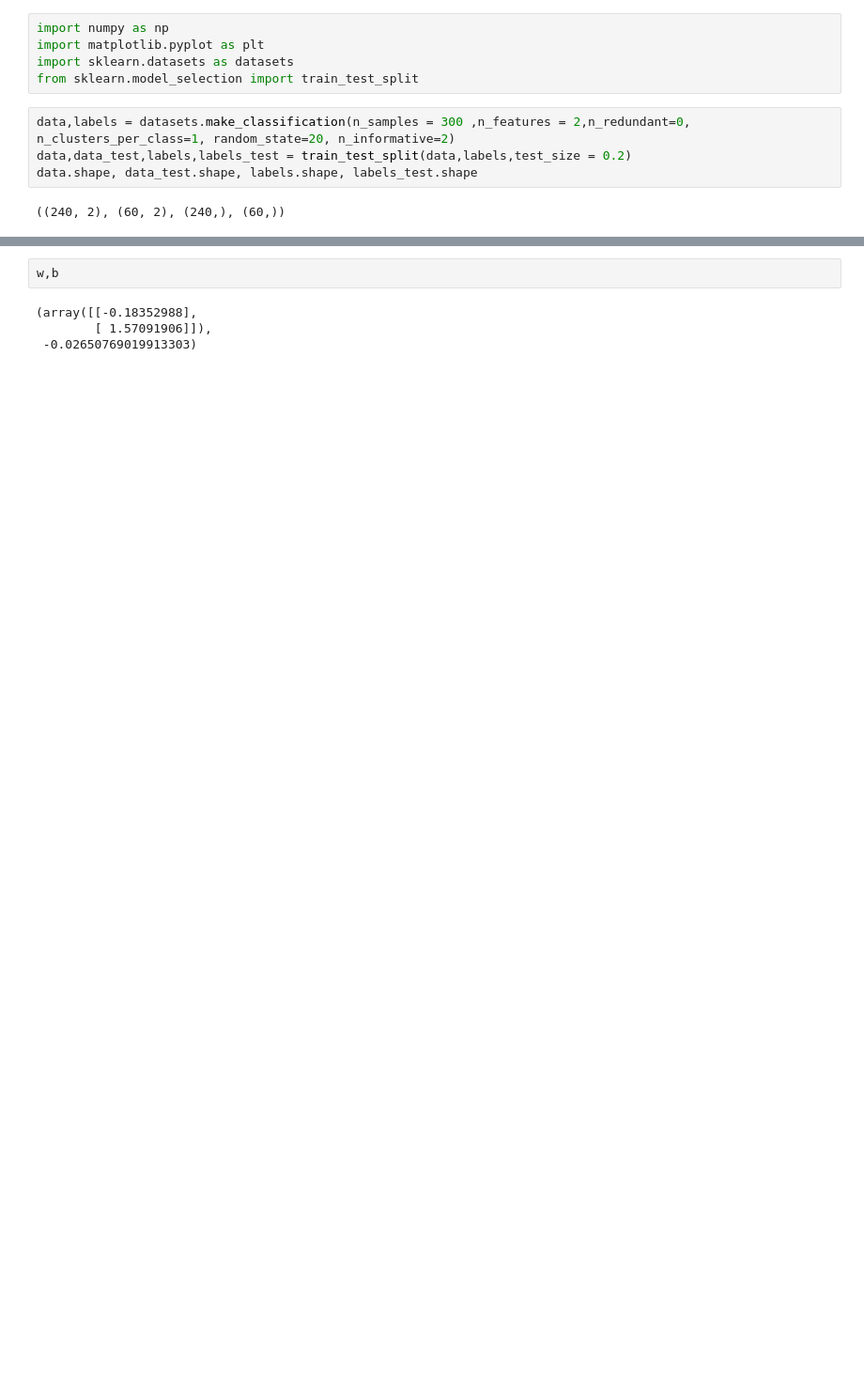
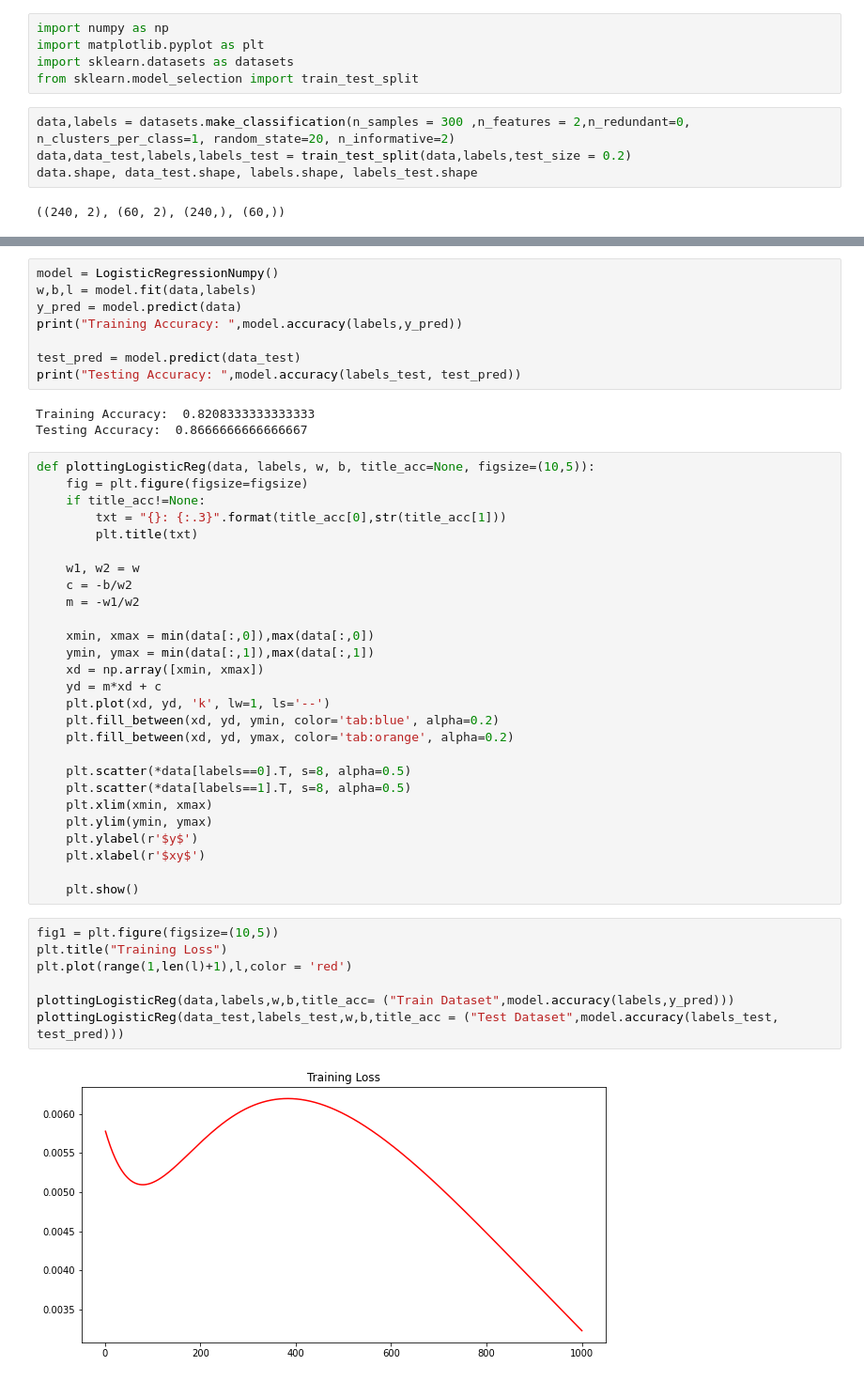
Before and after one commit to Alpha-github/ML-From-Scratch, a Jupyter notebook: Logistic_Regression_Numpy.ipynb, the cells around one changed output, grey strips where cells are left out. Shown: that part at 94% size. Saved outputs shown, nothing was run; the diff lists cells and outputs as text; blank space fills up the shorter version.

Commit message:
Logistic Regression

```diff
--- a/Logistic_Regression_Numpy.ipynb
+++ b/Logistic_Regression_Numpy.ipynb
@@ -94,6 +77,47 @@ model.accuracy(labels_test, test_pred)
-# %%
-w,b
-# %% [output]
-(array([[-0.18352988],
-        [ 1.57091906]]),
- -0.02650769019913303)
+# %%
+model = LogisticRegressionNumpy()
+w,b,l = model.fit(data,labels)
+y_pred = model.predict(data)
+print("Training Accuracy: ",model.accuracy(labels,y_pred))
+
+test_pred = model.predict(data_test)
+print("Testing Accuracy: ",model.accuracy(labels_test, test_pred))
+# %% [output]
+Training Accuracy:  0.8208333333333333
+Testing Accuracy:  0.8666666666666667
+# %%
+def plottingLogisticReg(data, labels, w, b, title_acc=None, figsize=(10,5)):
+    fig = plt.figure(figsize=figsize)
+    if title_acc!=None:
+        txt = "{}: {:.3}".format(title_acc[0],str(title_acc[1]))
+        plt.title(txt)
+
+    w1, w2 = w
+    c = -b/w2
+    m = -w1/w2
+
+    xmin, xmax = min(data[:,0]),max(data[:,0])
+    ymin, ymax = min(data[:,1]),max(data[:,1])
+    xd = np.array([xmin, xmax])
+    yd = m*xd + c
+    plt.plot(xd, yd, 'k', lw=1, ls='--')
+    plt.fill_between(xd, yd, ymin, color='tab:blue', alpha=0.2)
+    plt.fill_between(xd, yd, ymax, color='tab:orange', alpha=0.2)
+
+    plt.scatter(*data[labels==0].T, s=8, alpha=0.5)
+    plt.scatter(*data[labels==1].T, s=8, alpha=0.5)
+    plt.xlim(xmin, xmax)
+    plt.ylim(ymin, ymax)
+    plt.ylabel(r'$y$')
+    plt.xlabel(r'$xy$')
+
+    plt.show()
+# %%
+fig1 = plt.figure(figsize=(10,5))
+plt.title("Training Loss")
+plt.plot(range(1,len(l)+1),l,color = 'red')
+
+plottingLogisticReg(data,labels,w,b,title_acc= ("Train Dataset",model.accuracy(labels,y_pred)))
+plottingLogisticReg(data_test,labels_test,w,b,title_acc = ("Test Dataset",model.accuracy(labels_test, test_pred)))
+# %% [output]
+[figure, added]
```
Also changed, not shown: parts of 4 cells of this notebook.
